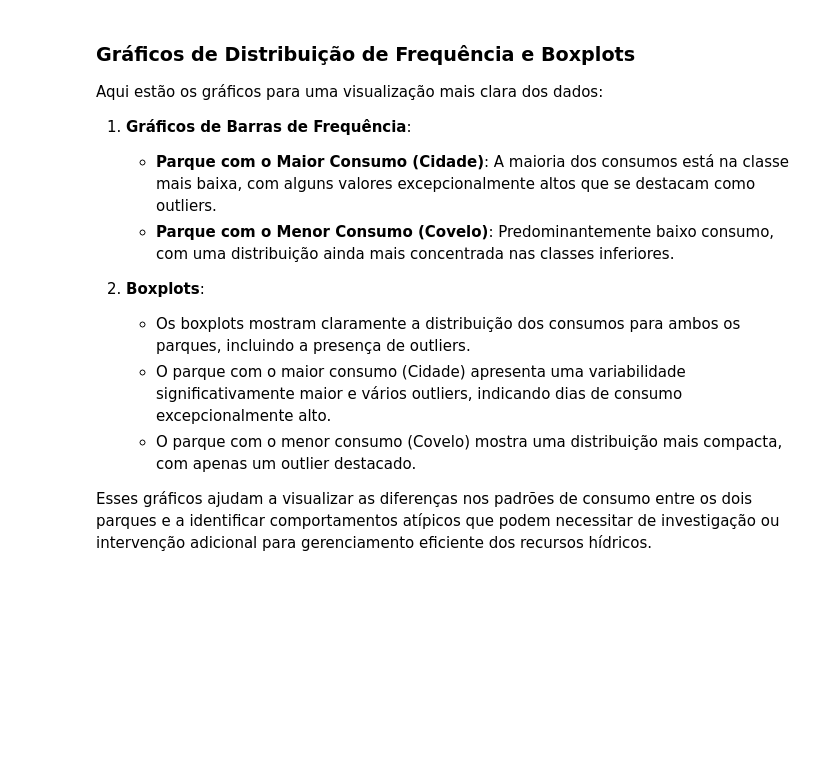
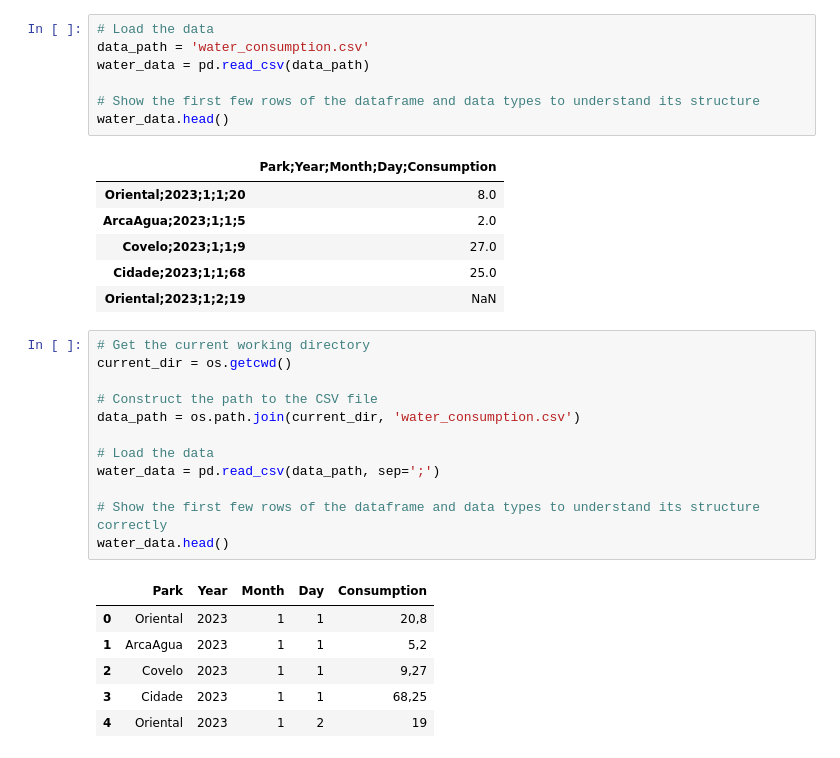
Before and after one commit to francisc-o-liveira/lei-24-s2-1dp-g163, a Jupyter notebook: src/main/java/MATCP/US09/main.ipynb, the cells around one changed output. Cells and saved outputs as stored; diff of their text form; blank space fills up the shorter version.

```diff
--- a/src/main/java/MATCP/US09/main.ipynb
+++ b/src/main/java/MATCP/US09/main.ipynb
@@ -202,16 +9,33 @@ plt.show()
-# %% [markdown]
-
-### Gráficos de Distribuição de Frequência e Boxplots
-
-Aqui estão os gráficos para uma visualização mais clara dos dados:
-
-1. **Gráficos de Barras de Frequência**:
-   - **Parque com o Maior Consumo (Cidade)**: A maioria dos consumos está na classe mais baixa, com alguns valores excepcionalmente altos que se destacam como outliers.
-   - **Parque com o Menor Consumo (Covelo)**: Predominantemente baixo consumo, com uma distribuição ainda mais concentrada nas classes inferiores.
-
-2. **Boxplots**:
-   - Os boxplots mostram claramente a distribuição dos consumos para ambos os parques, incluindo a presença de outliers.
-   - O parque com o maior consumo (Cidade) apresenta uma variabilidade significativamente maior e vários outliers, indicando dias de consumo excepcionalmente alto.
-   - O parque com o menor consumo (Covelo) mostra uma distribuição mais compacta, com apenas um outlier destacado.
-
-Esses gráficos ajudam a visualizar as diferenças nos padrões de consumo entre os dois parques e a identificar comportamentos atípicos que podem necessitar de investigação ou intervenção adicional para gerenciamento eficiente dos recursos hídricos.
+# %%
+# Load the data
+data_path = 'water_consumption.csv'
+water_data = pd.read_csv(data_path)
+
+# Show the first few rows of the dataframe and data types to understand its structure
+water_data.head()
+# %% [output]
+|  | Park;Year;Month;Day;Consumption |
+| Oriental;2023;1;1;20 | 8.0 |
+| ArcaAgua;2023;1;1;5 | 2.0 |
+| Covelo;2023;1;1;9 | 27.0 |
+| Cidade;2023;1;1;68 | 25.0 |
+| Oriental;2023;1;2;19 | NaN |
+# %%
+# Get the current working directory
+current_dir = os.getcwd()
+
+# Construct the path to the CSV file
+data_path = os.path.join(current_dir, 'water_consumption.csv')
+
+# Load the data
+water_data = pd.read_csv(data_path, sep=';')
+
+# Show the first few rows of the dataframe and data types to understand its structure correctly
+water_data.head()
+# %% [output]
+|  | Park | Year | Month | Day | Consumption |
+| 0 | Oriental | 2023 | 1 | 1 | 20,8 |
+| 1 | ArcaAgua | 2023 | 1 | 1 | 5,2 |
+| 2 | Covelo | 2023 | 1 | 1 | 9,27 |
+| 3 | Cidade | 2023 | 1 | 1 | 68,25 |
+| 4 | Oriental | 2023 | 1 | 2 | 19 |
```
Also changed, not shown: parts of 23 cells of this notebook, 9 other files.
